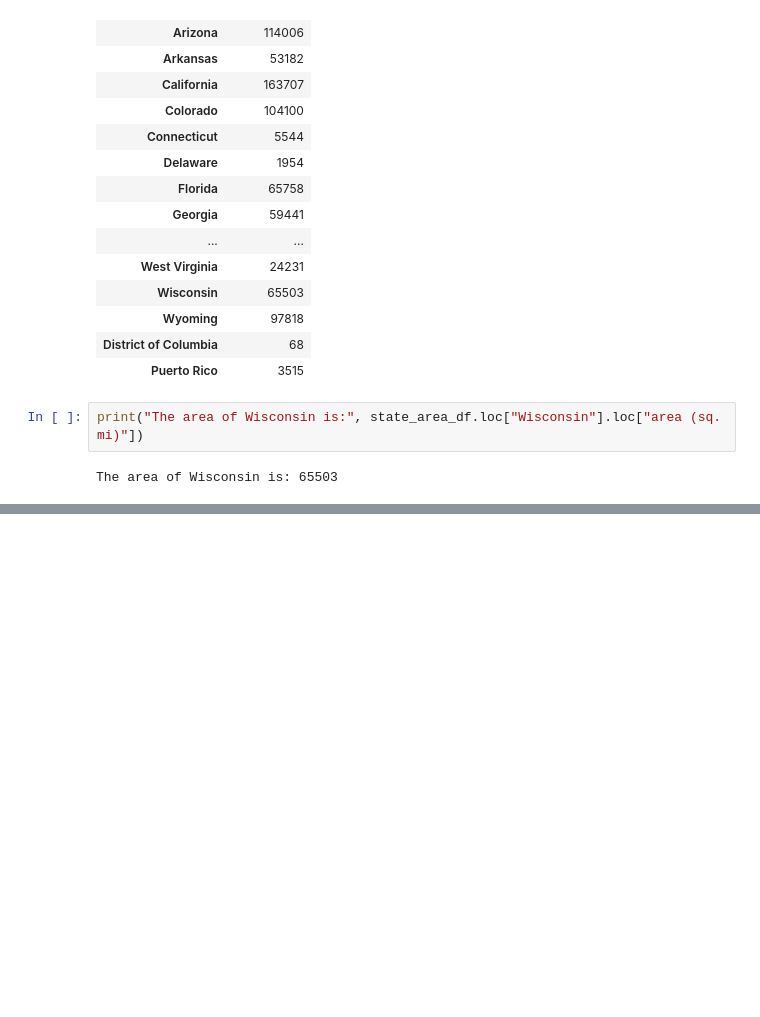
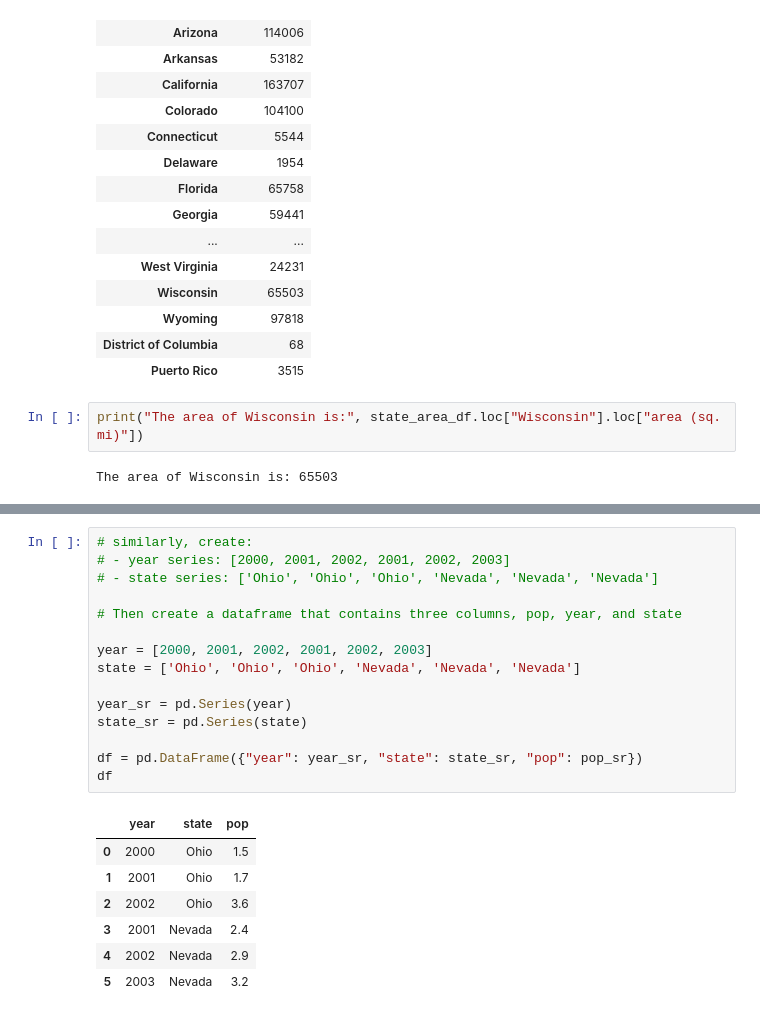
Before and after one commit to dowonh9599/everything-python, a Jupyter notebook: 06-pandas/01-introduction.ipynb, the cells around one changed output, grey strips where cells are left out. Saved outputs shown, nothing was run; the diff lists cells and outputs as text; blank space fills up the shorter version.

```diff
--- a/06-pandas/01-introduction.ipynb
+++ b/06-pandas/01-introduction.ipynb
@@ -396,0 +406,23 @@ The area of Wisconsin is: 65503
+# %%
+# similarly, create:
+# - year series: [2000, 2001, 2002, 2001, 2002, 2003]
+# - state series: ['Ohio', 'Ohio', 'Ohio', 'Nevada', 'Nevada', 'Nevada']
+
+# Then create a dataframe that contains three columns, pop, year, and state
+
+year = [2000, 2001, 2002, 2001, 2002, 2003]
+state = ['Ohio', 'Ohio', 'Ohio', 'Nevada', 'Nevada', 'Nevada']
+
+year_sr = pd.Series(year)
+state_sr = pd.Series(state)
+
+df = pd.DataFrame({"year": year_sr, "state": state_sr, "pop": pop_sr})
+df
+# %% [output]
+|  | year | state | pop |
+| 0 | 2000 | Ohio | 1.5 |
+| 1 | 2001 | Ohio | 1.7 |
+| 2 | 2002 | Ohio | 3.6 |
+| 3 | 2001 | Nevada | 2.4 |
+| 4 | 2002 | Nevada | 2.9 |
+| 5 | 2003 | Nevada | 3.2 |
```
Also changed, not shown: parts of 6 cells of this notebook.
